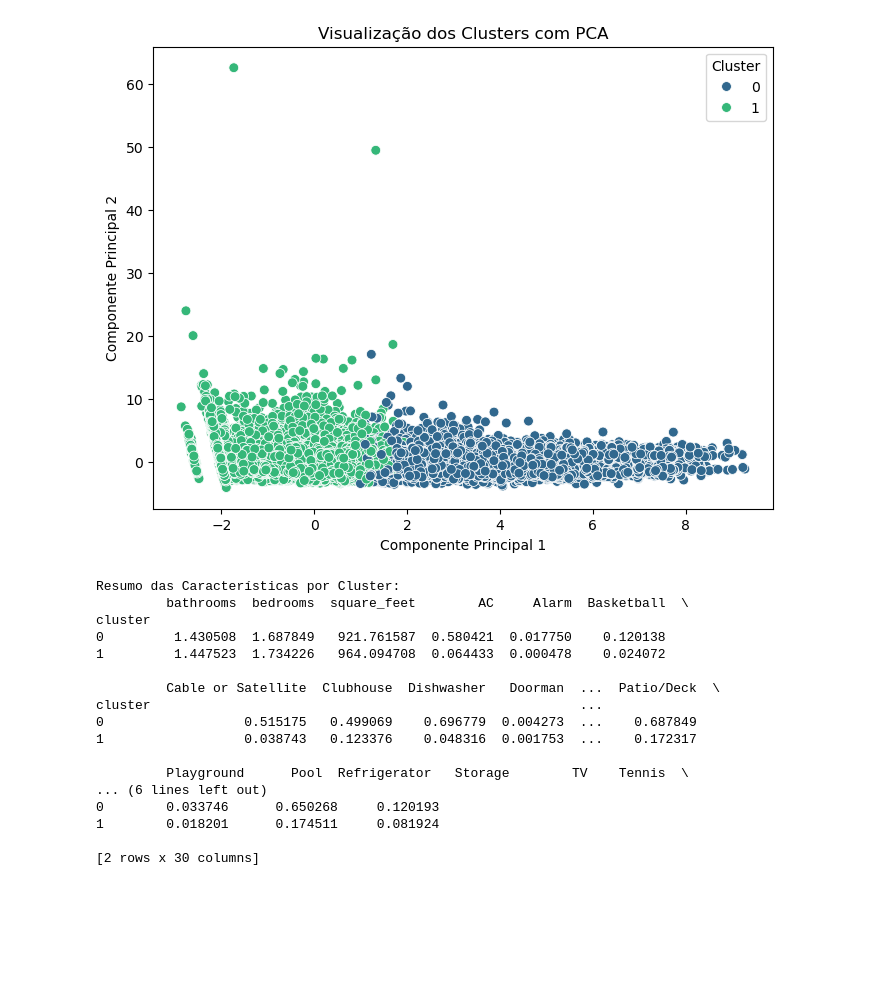
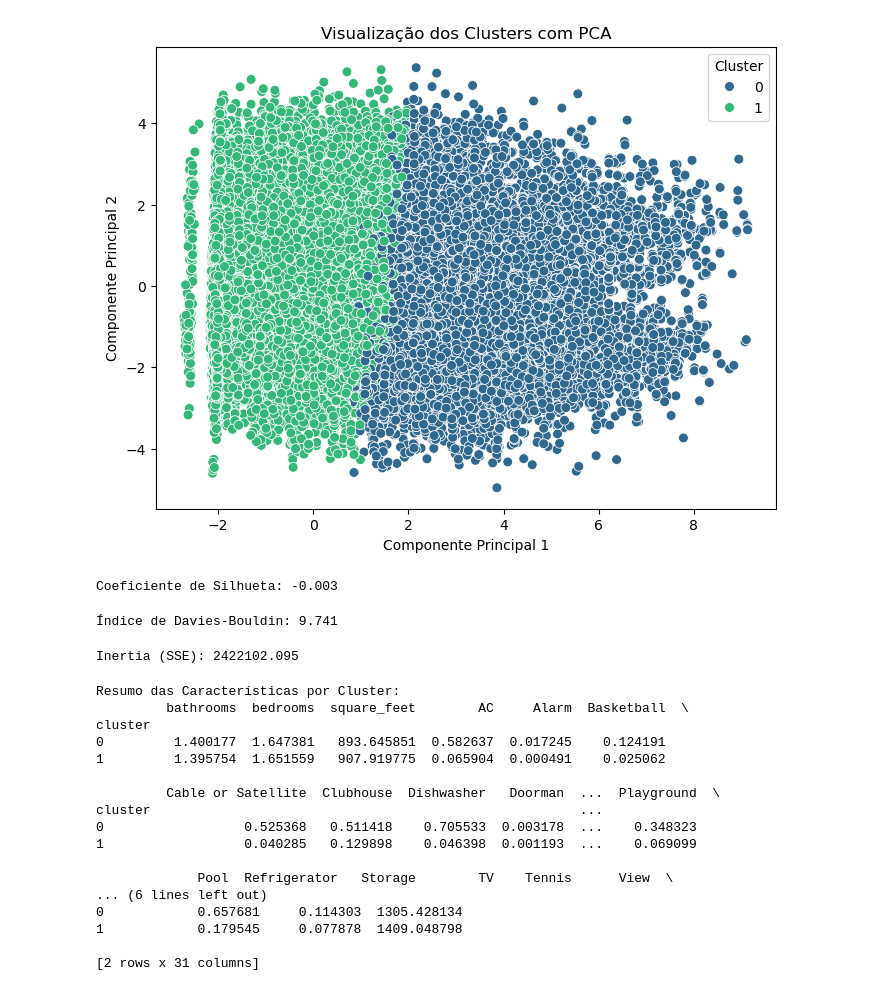
Before and after one commit to SusTrex/AASE, a Jupyter notebook: clustering.ipynb, the cells around one changed output. Cells and saved outputs as stored; diff of their text form; code cells hidden in the pictures; blank space fills up the shorter version.

Commit message:
classificação e clustering

```diff
--- a/clustering.ipynb
+++ b/clustering.ipynb
@@ -13,14 +39,15 @@ data = pd.read_csv(file_path, sep=';')
 # %%
 features = [
-    'bathrooms', 'bedrooms', 'square_feet', 'pets_allowed_transformed',
-    'cityname_transformed', 'has_photo_transformed', 'AC', 'Alarm', 'Basketball',
+    'bathrooms', 'bedrooms', 'pets_allowed_transformed', 'cityname_transformed',
+    'has_photo_transformed', 'square_feet', 'AC', 'Alarm', 'Basketball',
     'Cable or Satellite', 'Clubhouse', 'Dishwasher', 'Doorman', 'Elevator',
     'Fireplace', 'Garbage Disposal', 'Gated', 'Golf', 'Gym', 'Hot Tub',
     'Internet Access', 'Luxury', 'Parking', 'Patio/Deck', 'Playground',
     'Pool', 'Refrigerator', 'Storage', 'TV', 'Tennis', 'View', 'Washer Dryer',
-    'Wood Floors'
+    'Wood Floors', 'price'
 ]
-X = data[features]
+
+X = data_cleaned[features]
 # %%
 X = X.apply(pd.to_numeric, errors='coerce')
 X = X.fillna(0)
@@ -51,0 +57,16 @@ plt.show()
+# %%
+# 3. Método do cotovelo
+sse = []
+for k in range(2, 11):
+    kmeans = KMeans(n_clusters=k, random_state=12345)
+    kmeans.fit(X_scaled)
+    sse.append(kmeans.inertia_)
+
+# 4. Visualizar o método do cotovelo
+plt.plot(range(2, 11), sse, marker='o', linestyle='-', color='blue')
+plt.xticks(range(2, 11))
+plt.xlabel("Número de Clusters")
+plt.ylabel("Soma dos Erros Quadráticos (SSE)")
+plt.title("Método do Joelho")
+plt.grid()
+plt.show()
@@ -52,4 +75,4 @@ plt.show()
 # %%
 kmeans = KMeans(n_clusters=2, random_state=42)
 kmeans.fit(X_scaled)
-data['cluster'] = kmeans.labels_
+data_cleaned['cluster'] = kmeans.labels_
@@ -64,36 +105,57 @@ pca = PCA(n_components=2)
 X_pca = pca.fit_transform(X_scaled)
 # %%
 plt.figure(figsize=(8, 6))
-sns.scatterplot(x=X_pca[:, 0], y=X_pca[:, 1], hue=data['cluster'], palette='viridis', s=50)
+sns.scatterplot(x=X_pca[:, 0], y=X_pca[:, 1], hue=data_cleaned['cluster'], palette='viridis', s=50)
 plt.title('Visualização dos Clusters com PCA')
 plt.xlabel('Componente Principal 1')
 plt.ylabel('Componente Principal 2')
 plt.legend(title='Cluster')
 plt.show()
 # %% [output]
-[figure, old version]
+[figure, new version]
+# %%
+from sklearn.metrics import silhouette_score
+
+# Calcular o coeficiente de silhueta
+silhouette_avg = silhouette_score(X_scaled, clusters)
+print(f"Coeficiente de Silhueta: {silhouette_avg:.3f}")
+# %% [output]
+Coeficiente de Silhueta: -0.003
+# %%
+from sklearn.metrics import davies_bouldin_score
+
+# Calcular o índice de Davies-Bouldin
+davies_bouldin = davies_bouldin_score(X_scaled, clusters)
+print(f"Índice de Davies-Bouldin: {davies_bouldin:.3f}")
+# %% [output]
+Índice de Davies-Bouldin: 9.741
+# %%
+# SSE já está armazenado na variável `sse`
+print(f"Inertia (SSE): {sse[n_clusters-2]:.3f}")  # Valor para o número de clusters escolhido
+# %% [output]
+Inertia (SSE): 2422102.095
 # %%
-numeric_features = data[features].select_dtypes(include=['number']).columns
-cluster_summary = data.groupby('cluster')[numeric_features].mean()
+numeric_features = data_cleaned[features].select_dtypes(include=['number']).columns
+cluster_summary = data_cleaned.groupby('cluster')[numeric_features].mean()
 print("Resumo das Características por Cluster:")
 print(cluster_summary)
 # %% [output]
 Resumo das Características por Cluster:
          bathrooms  bedrooms  square_feet        AC     Alarm  Basketball  \
 cluster
-0         1.430508  1.687849   921.761587  0.580421  0.017750    0.120138
-1         1.447523  1.734226   964.094708  0.064433  0.000478    0.024072
+0         1.400177  1.647381   893.645851  0.582637  0.017245    0.124191
+1         1.395754  1.651559   907.919775  0.065904  0.000491    0.025062
 
-         Cable or Satellite  Clubhouse  Dishwasher   Doorman  ...  Patio/Deck  \
+         Cable or Satellite  Clubhouse  Dishwasher   Doorman  ...  Playground  \
 cluster                                                       ...
-0                  0.515175   0.499069    0.696779  0.004273  ...    0.687849
-1                  0.038743   0.123376    0.048316  0.001753  ...    0.172317
+0                  0.525368   0.511418    0.705533  0.003178  ...    0.348323
+1                  0.040285   0.129898    0.046398  0.001193  ...    0.069099
 
-         Playground      Pool  Refrigerator   Storage        TV    Tennis  \
+             Pool  Refrigerator   Storage        TV    Tennis      View  \
 ... (6 lines left out)
-0        0.033746      0.650268     0.120193
-1        0.018201      0.174511     0.081924
+0            0.657681     0.114303  1305.428134
+1            0.179545     0.077878  1409.048798
 
-[2 rows x 30 columns]
+[2 rows x 31 columns]
 # %%
 # Contagem de clusters por cidade
```
Also changed, not shown: parts of 13 cells of this notebook, 2 other files.
